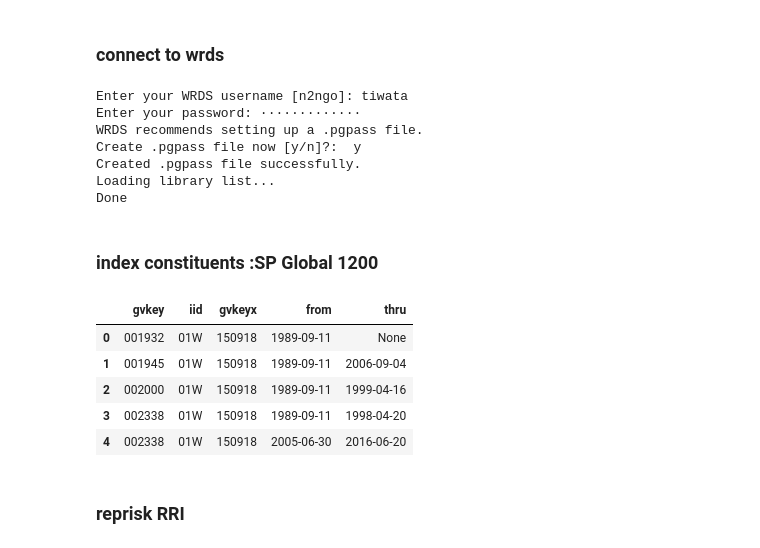
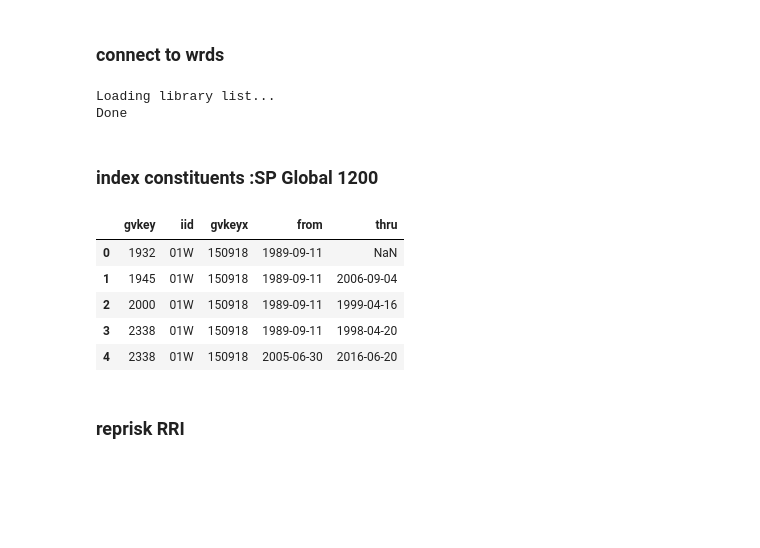
Before and after one commit to 222561/UZH_AssetPricing_Assignment, a Jupyter notebook: Project/data/wrds.ipynb, the cells around one changed output. Saved outputs shown, nothing was run; the diff lists cells and outputs as text; code cells hidden in the pictures; blank space fills up the shorter version.

```diff
--- a/Project/data/wrds.ipynb
+++ b/Project/data/wrds.ipynb
@@ -7,13 +9,8 @@ pd.set_option("display.max_columns", None)
 # %%
 import wrds
 # %%
-conn = wrds.Connection()
+conn = wrds.Connection(wrds_username='tiwata')
 # %% [output]
-Enter your WRDS username [n2ngo]: tiwata
-Enter your password: ·············
-WRDS recommends setting up a .pgpass file.
-Create .pgpass file now [y/n]?:  y
-Created .pgpass file successfully.
 Loading library list...
 Done
 # %% [markdown]
@@ -26,11 +23,12 @@ list_index.to_csv("list_index.csv",index=False)
 sp1200_hist = conn.raw_sql("select * from comp_global.g_idxcst_his where gvkeyx = '150918'")
 sp1200_hist.to_csv("spglobal1200_hist.csv",index=False)
 # %%
+sp1200_hist = pd.read_csv("spglobal1200_hist.csv")
 sp1200_hist.head()
 # %% [output]
 |  | gvkey | iid | gvkeyx | from | thru |
-| 0 | 001932 | 01W | 150918 | 1989-09-11 | None |
-| 1 | 001945 | 01W | 150918 | 1989-09-11 | 2006-09-04 |
-| 2 | 002000 | 01W | 150918 | 1989-09-11 | 1999-04-16 |
-| 3 | 002338 | 01W | 150918 | 1989-09-11 | 1998-04-20 |
-| 4 | 002338 | 01W | 150918 | 2005-06-30 | 2016-06-20 |
+| 0 | 1932 | 01W | 150918 | 1989-09-11 | NaN |
+| 1 | 1945 | 01W | 150918 | 1989-09-11 | 2006-09-04 |
+| 2 | 2000 | 01W | 150918 | 1989-09-11 | 1999-04-16 |
+| 3 | 2338 | 01W | 150918 | 1989-09-11 | 1998-04-20 |
+| 4 | 2338 | 01W | 150918 | 2005-06-30 | 2016-06-20 |
```
Also changed, not shown: parts of 16 cells of this notebook, 4 other files.
